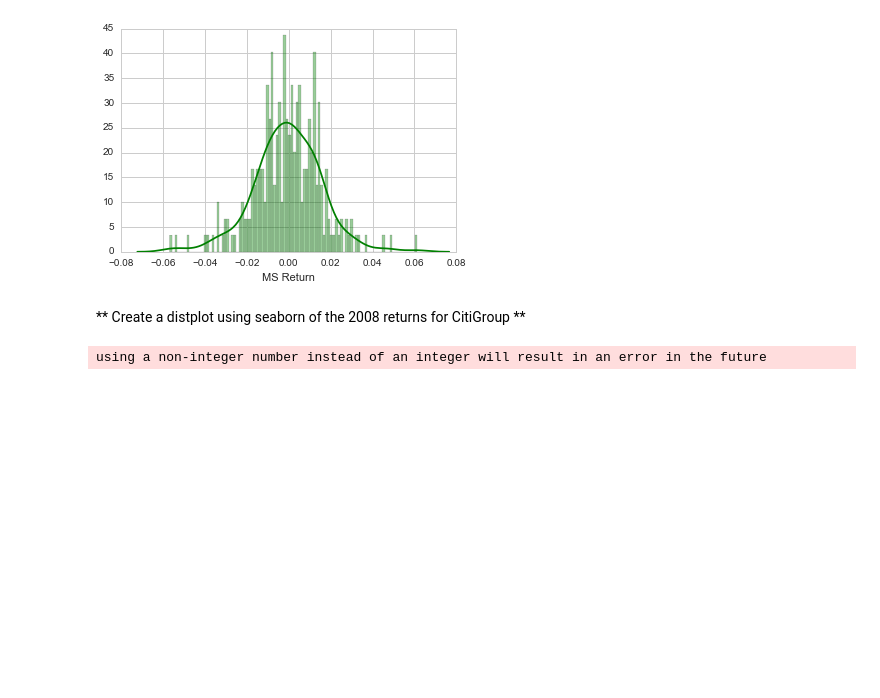
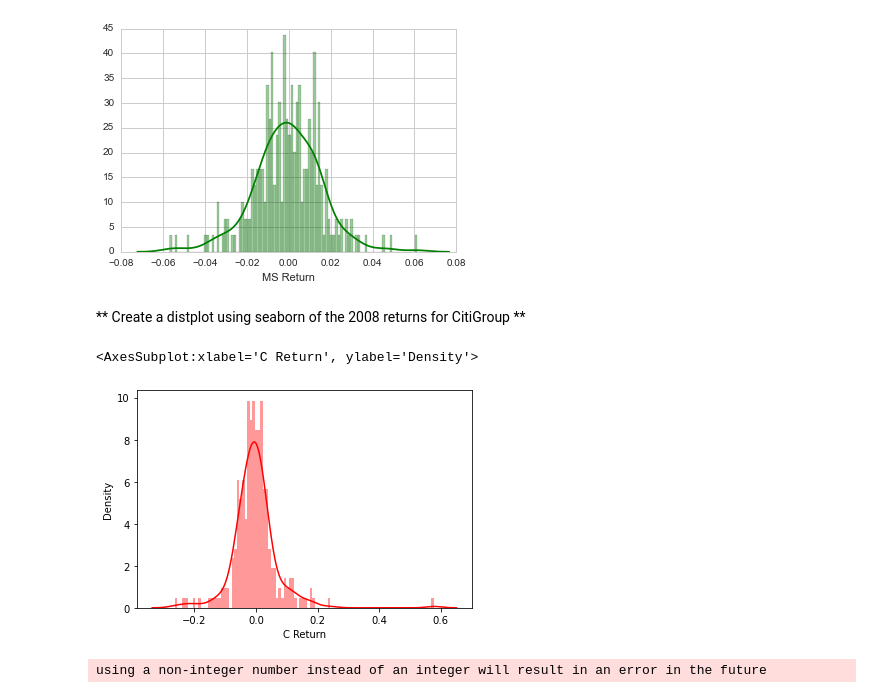
Before and after one commit to AndriiAdamchuk/Python-Libraries, a Jupyter notebook: 03-Finance Project.ipynb, the cells around one changed output. Cells and saved outputs as stored; diff of their text form; code cells hidden in the pictures; blank space fills up the shorter version.

```diff
--- a/03-Finance Project.ipynb
+++ b/03-Finance Project.ipynb
@@ -312,6 +323,11 @@ using a non-integer number instead of an integer will result in an error in the
 [figure]
 # %% [markdown]
 ** Create a distplot using seaborn of the 2008 returns for CitiGroup **
+# %%
+sns.distplot(returns['C Return'].loc['2008-01-01':'2008-12-31'], bins = 100, color = 'red')
+# %% [output]
+<AxesSubplot:xlabel='C Return', ylabel='Density'>
+[figure, added]
 # %%
 # %% [output]
 using a non-integer number instead of an integer will result in an error in the future
```
Also changed, not shown: parts of 23 cells of this notebook.
